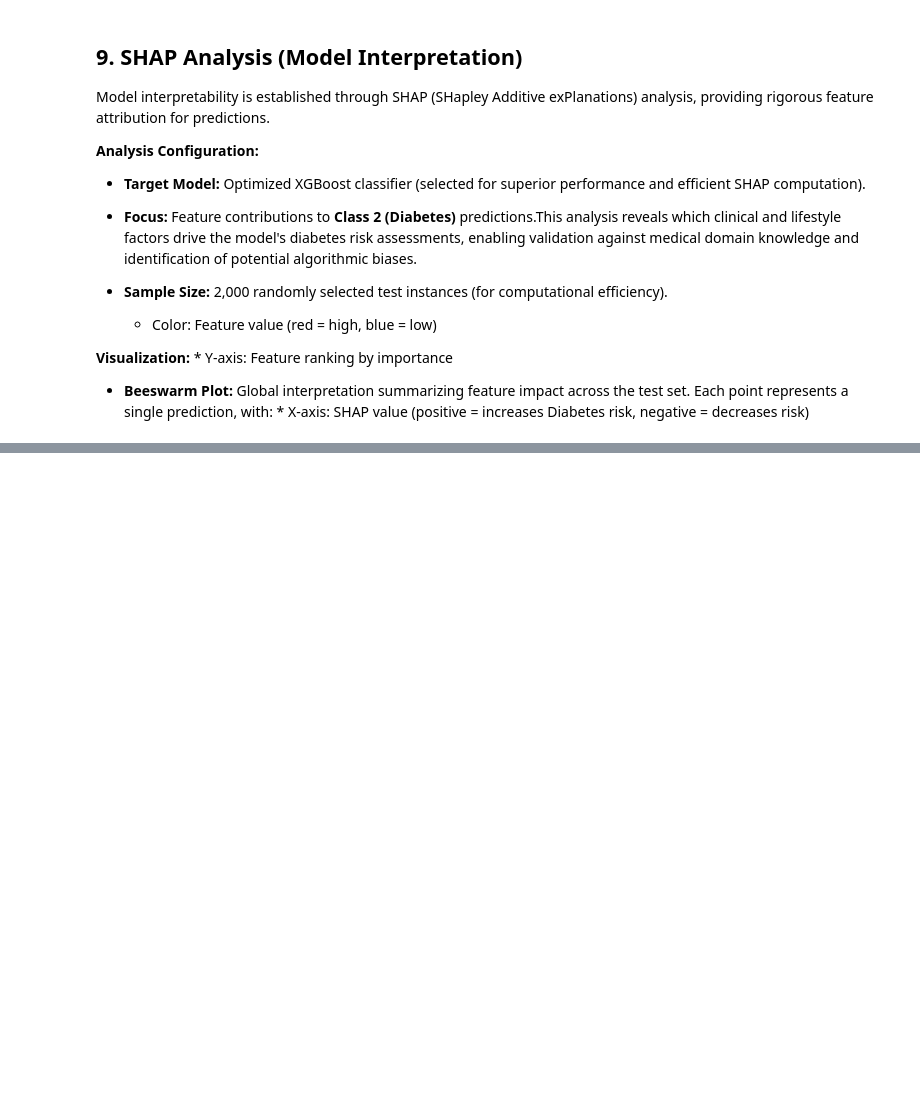
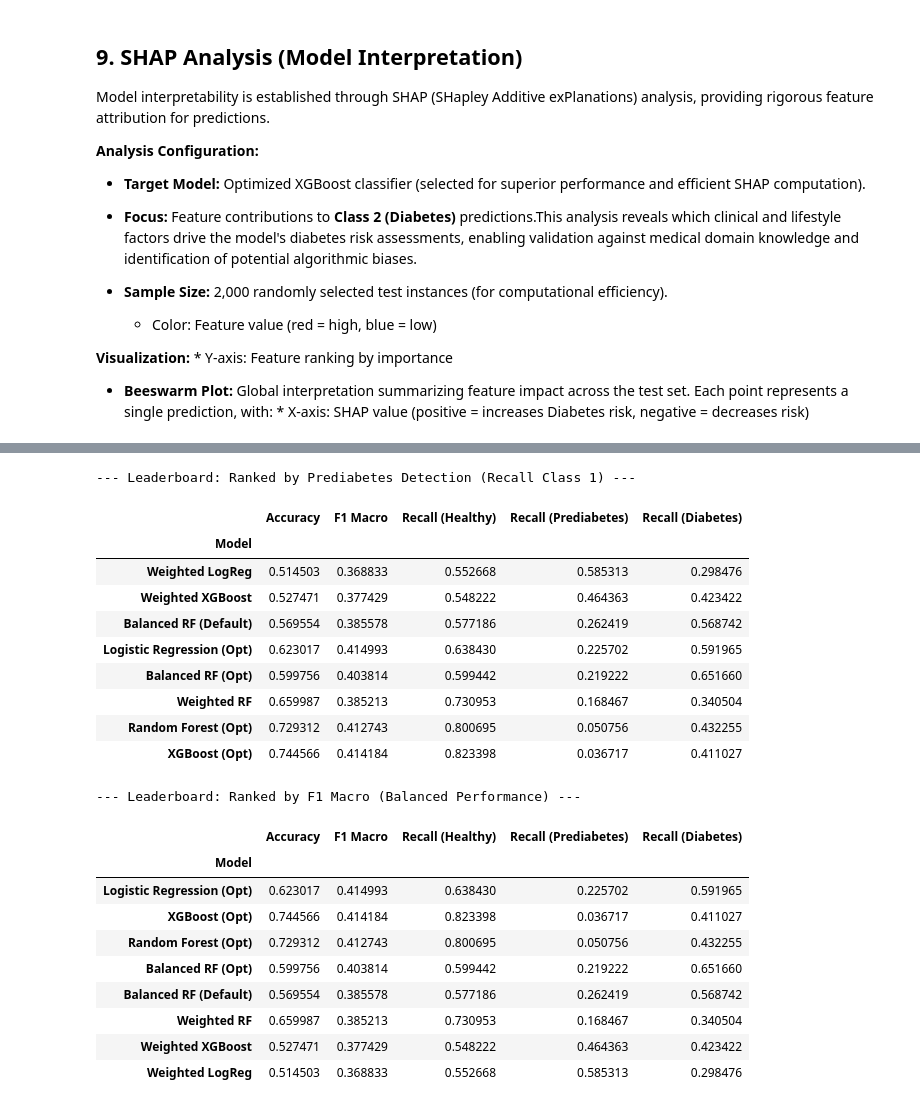
Before and after one commit to RoshanBM/FAIDM-Individual, a Jupyter notebook: diabetes-risk-analysis/notebooks/04_classification_multi.ipynb, the cells around one changed output, grey strips where cells are left out. Cells and saved outputs as stored; diff of their text form; code cells hidden in the pictures; blank space fills up the shorter version.

```diff
--- a/diabetes-risk-analysis/notebooks/04_classification_multi.ipynb
+++ b/diabetes-risk-analysis/notebooks/04_classification_multi.ipynb
@@ -971,0 +960,78 @@ SHAP Summary Plot: Global Drivers of Diabetes Prediction
+# %%
+# --- Final Model Comparison Leaderboard ---
+from sklearn.metrics import recall_score, f1_score, accuracy_score
+
+# 1. Gather all models into a single dictionary
+all_models_eval = {}
+
+# Add Standard Models (from Section 2/4)
+for name, model in models.items():
+    all_models_eval[name] = (model, X_test_scaled)
+
+# Add Weighted Models (from Section 5)
+# Note: weighted_models store tuple (model, correct_X)
+for name, (model, X_eval) in weighted_models.items():
+    all_models_eval[name] = (model, X_eval)
+
+# Add Balanced RF (Manual from Section 6)
+all_models_eval["Balanced RF (Default)"] = (brf_model, X_test) # Uses Raw X_test
+
+# Add Optimized Balanced RF (Section 7)
+all_models_eval["Balanced RF (Opt)"] = (best_brf, X_test)
+
+# 2. Calculate Metrics
+results_list = []
+
+for name, (model, X_eval) in all_models_eval.items():
+    y_p = model.predict(X_eval)
+
+    # Calculate Per-Class Recall manually to ensure we catch 0/1/2 correctly
+    # average=None returns array: [recall_0, recall_1, recall_2]
+    recalls = recall_score(y_test, y_p, average=None)
+
+    # Overall Metrics
+    acc = accuracy_score(y_test, y_p)
+    f1_macro = f1_score(y_test, y_p, average='macro')
+
+    results_list.append({
+        'Model': name,
+        'Accuracy': acc,
+        'F1 Macro': f1_macro,
+        'Recall (Healthy)': recalls[0],
+        'Recall (Prediabetes)': recalls[1], # Critical Metric
+        'Recall (Diabetes)': recalls[2]     # Critical Metric
+    })
+
+# 3. Create DataFrame
+leaderboard = pd.DataFrame(results_list)
+leaderboard.set_index('Model', inplace=True)
+
+# 4. Display sorted by specific goals
+print("\n--- Leaderboard: Ranked by Prediabetes Detection (Recall Class 1) ---")
+display(leaderboard.sort_values(by='Recall (Prediabetes)', ascending=False).style.background_gradient(cmap='Greens'))
+
+print("\n--- Leaderboard: Ranked by F1 Macro (Balanced Performance) ---")
+display(leaderboard.sort_values(by='F1 Macro', ascending=False).style.background_gradient(cmap='Greens'))
+# %% [output]
+--- Leaderboard: Ranked by Prediabetes Detection (Recall Class 1) ---
+|  | Accuracy | F1 Macro | Recall (Healthy) | Recall (Prediabetes) | Recall (Diabetes) |
+| Model |  |  |  |  |  |
+| Weighted LogReg | 0.514503 | 0.368833 | 0.552668 | 0.585313 | 0.298476 |
+| Weighted XGBoost | 0.527471 | 0.377429 | 0.548222 | 0.464363 | 0.423422 |
+| Balanced RF (Default) | 0.569554 | 0.385578 | 0.577186 | 0.262419 | 0.568742 |
+| Logistic Regression (Opt) | 0.623017 | 0.414993 | 0.638430 | 0.225702 | 0.591965 |
+| Balanced RF (Opt) | 0.599756 | 0.403814 | 0.599442 | 0.219222 | 0.651660 |
+| Weighted RF | 0.659987 | 0.385213 | 0.730953 | 0.168467 | 0.340504 |
+| Random Forest (Opt) | 0.729312 | 0.412743 | 0.800695 | 0.050756 | 0.432255 |
+| XGBoost (Opt) | 0.744566 | 0.414184 | 0.823398 | 0.036717 | 0.411027 |
+--- Leaderboard: Ranked by F1 Macro (Balanced Performance) ---
+|  | Accuracy | F1 Macro | Recall (Healthy) | Recall (Prediabetes) | Recall (Diabetes) |
+| Model |  |  |  |  |  |
+| Logistic Regression (Opt) | 0.623017 | 0.414993 | 0.638430 | 0.225702 | 0.591965 |
+| XGBoost (Opt) | 0.744566 | 0.414184 | 0.823398 | 0.036717 | 0.411027 |
+| Random Forest (Opt) | 0.729312 | 0.412743 | 0.800695 | 0.050756 | 0.432255 |
+| Balanced RF (Opt) | 0.599756 | 0.403814 | 0.599442 | 0.219222 | 0.651660 |
+| Balanced RF (Default) | 0.569554 | 0.385578 | 0.577186 | 0.262419 | 0.568742 |
+| Weighted RF | 0.659987 | 0.385213 | 0.730953 | 0.168467 | 0.340504 |
+| Weighted XGBoost | 0.527471 | 0.377429 | 0.548222 | 0.464363 | 0.423422 |
+| Weighted LogReg | 0.514503 | 0.368833 | 0.552668 | 0.585313 | 0.298476 |
```
Also changed, not shown: parts of 12 cells of this notebook, 1 other file.
